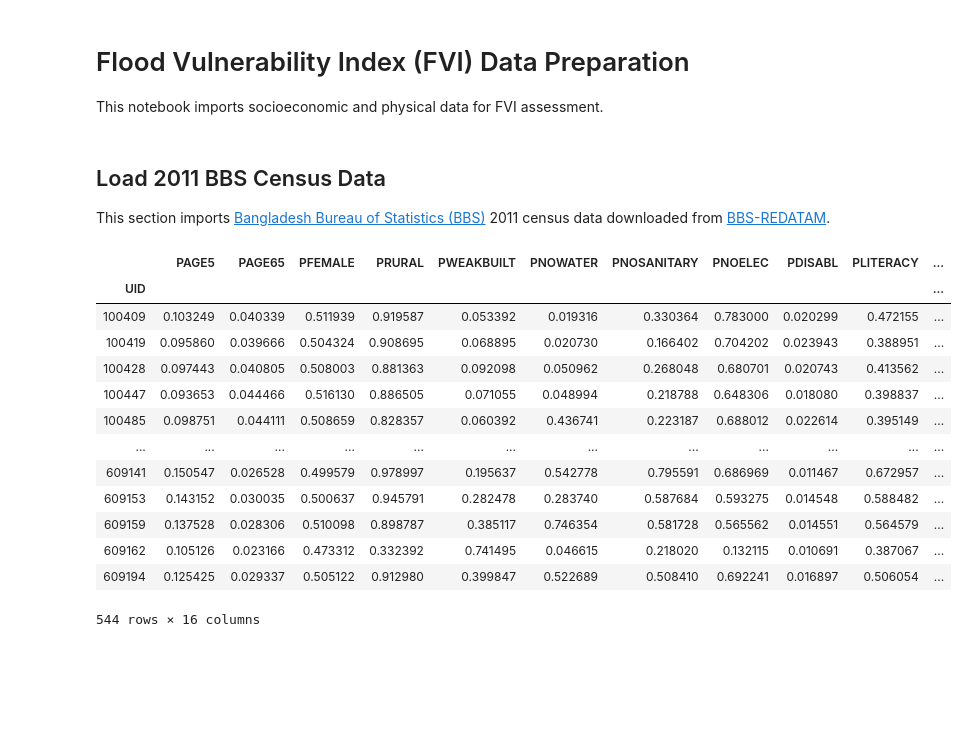
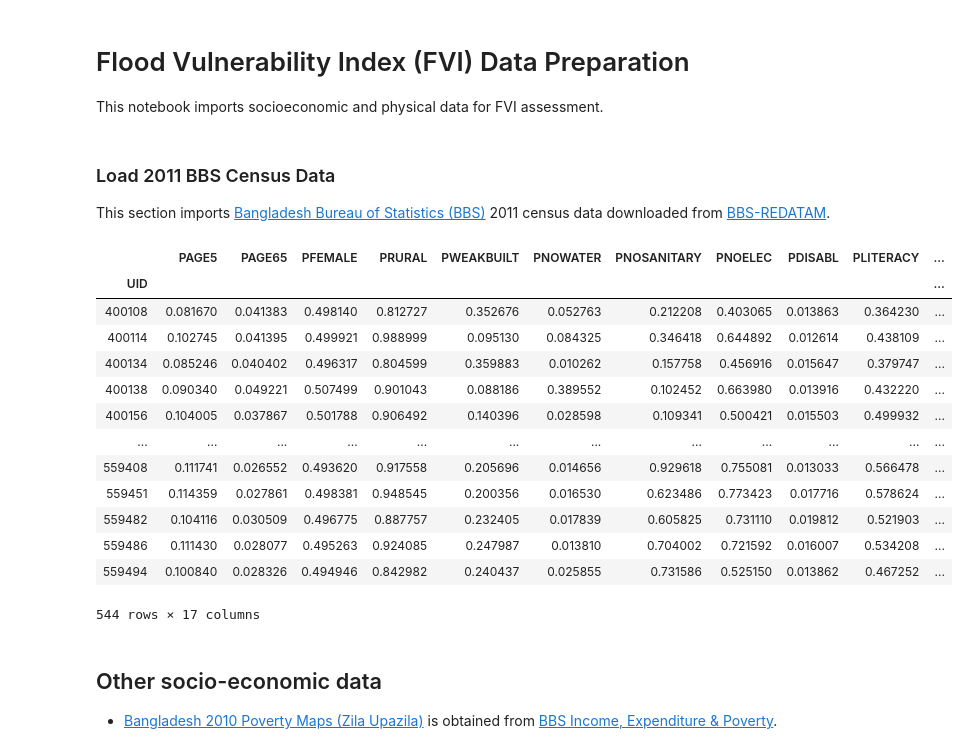
Before and after one commit to gnodnooh/VulnRiskImpact-BGD, a Jupyter notebook: FVI_DataPreparation.ipynb, the cells around one changed output. Saved outputs shown, nothing was run; the diff lists cells and outputs as text; code cells hidden in the pictures; blank space fills up the shorter version.

```diff
--- a/FVI_DataPreparation.ipynb
+++ b/FVI_DataPreparation.ipynb
@@ -16,7 +16,7 @@ from functools import reduce
 import fhv
 pd.options.mode.chained_assignment = None
 # %% [markdown]
-## Load 2011 BBS Census Data
+### Load 2011 BBS Census Data
 
 This section imports [Bangladesh Bureau of Statistics (BBS)](http://203.112.218.65:8008/) 2011 census data downloaded from [BBS-REDATAM](http://203.112.218.69/binbgd/RpWebEngine.exe/Portal).
 # %%
@@ -113,20 +113,6 @@ census['PNOEMPLOY'] = df[['Looking For Job','Do Not Work']].sum(axis=1)/df.sum(a
 # - PAGRICULT : Percent of population with agricultural jobs
 df = fhv.LoadCensusBBS('./data/census2011/Employment Field.xls')
 census['PAGRICULT'] = df['Agriculture']/df.sum(axis=1)
+
+# Post-
+census['UID4'] = census.index % 10000
-# %%
-census
-# %% [output]
-|  | PAGE5 | PAGE65 | PFEMALE | PRURAL | PWEAKBUILT | PNOWATER | PNOSANITARY | PNOELEC | PDISABL | PLITERACY | ... |
-| UID |  |  |  |  |  |  |  |  |  |  | ... |
-| 100409 | 0.103249 | 0.040339 | 0.511939 | 0.919587 | 0.053392 | 0.019316 | 0.330364 | 0.783000 | 0.020299 | 0.472155 | ... |
-| 100419 | 0.095860 | 0.039666 | 0.504324 | 0.908695 | 0.068895 | 0.020730 | 0.166402 | 0.704202 | 0.023943 | 0.388951 | ... |
-| 100428 | 0.097443 | 0.040805 | 0.508003 | 0.881363 | 0.092098 | 0.050962 | 0.268048 | 0.680701 | 0.020743 | 0.413562 | ... |
-| 100447 | 0.093653 | 0.044466 | 0.516130 | 0.886505 | 0.071055 | 0.048994 | 0.218788 | 0.648306 | 0.018080 | 0.398837 | ... |
-| 100485 | 0.098751 | 0.044111 | 0.508659 | 0.828357 | 0.060392 | 0.436741 | 0.223187 | 0.688012 | 0.022614 | 0.395149 | ... |
-| ... | ... | ... | ... | ... | ... | ... | ... | ... | ... | ... | ... |
-| 609141 | 0.150547 | 0.026528 | 0.499579 | 0.978997 | 0.195637 | 0.542778 | 0.795591 | 0.686969 | 0.011467 | 0.672957 | ... |
-| 609153 | 0.143152 | 0.030035 | 0.500637 | 0.945791 | 0.282478 | 0.283740 | 0.587684 | 0.593275 | 0.014548 | 0.588482 | ... |
-| 609159 | 0.137528 | 0.028306 | 0.510098 | 0.898787 | 0.385117 | 0.746354 | 0.581728 | 0.565562 | 0.014551 | 0.564579 | ... |
-| 609162 | 0.105126 | 0.023166 | 0.473312 | 0.332392 | 0.741495 | 0.046615 | 0.218020 | 0.132115 | 0.010691 | 0.387067 | ... |
-| 609194 | 0.125425 | 0.029337 | 0.505122 | 0.912980 | 0.399847 | 0.522689 | 0.508410 | 0.692241 | 0.016897 | 0.506054 | ... |
-544 rows × 16 columns
@@ -151,0 +119,20 @@ if not os.path.isfile(fn):
+# %%
+census.sort_values(by='UID4')
+# %% [output]
+|  | PAGE5 | PAGE65 | PFEMALE | PRURAL | PWEAKBUILT | PNOWATER | PNOSANITARY | PNOELEC | PDISABL | PLITERACY | ... |
+| UID |  |  |  |  |  |  |  |  |  |  | ... |
+| 400108 | 0.081670 | 0.041383 | 0.498140 | 0.812727 | 0.352676 | 0.052763 | 0.212208 | 0.403065 | 0.013863 | 0.364230 | ... |
+| 400114 | 0.102745 | 0.041395 | 0.499921 | 0.988999 | 0.095130 | 0.084325 | 0.346418 | 0.644892 | 0.012614 | 0.438109 | ... |
+| 400134 | 0.085246 | 0.040402 | 0.496317 | 0.804599 | 0.359883 | 0.010262 | 0.157758 | 0.456916 | 0.015647 | 0.379747 | ... |
+| 400138 | 0.090340 | 0.049221 | 0.507499 | 0.901043 | 0.088186 | 0.389552 | 0.102452 | 0.663980 | 0.013916 | 0.432220 | ... |
+| 400156 | 0.104005 | 0.037867 | 0.501788 | 0.906492 | 0.140396 | 0.028598 | 0.109341 | 0.500421 | 0.015503 | 0.499932 | ... |
+| ... | ... | ... | ... | ... | ... | ... | ... | ... | ... | ... | ... |
+| 559408 | 0.111741 | 0.026552 | 0.493620 | 0.917558 | 0.205696 | 0.014656 | 0.929618 | 0.755081 | 0.013033 | 0.566478 | ... |
+| 559451 | 0.114359 | 0.027861 | 0.498381 | 0.948545 | 0.200356 | 0.016530 | 0.623486 | 0.773423 | 0.017716 | 0.578624 | ... |
+| 559482 | 0.104116 | 0.030509 | 0.496775 | 0.887757 | 0.232405 | 0.017839 | 0.605825 | 0.731110 | 0.019812 | 0.521903 | ... |
+| 559486 | 0.111430 | 0.028077 | 0.495263 | 0.924085 | 0.247987 | 0.013810 | 0.704002 | 0.721592 | 0.016007 | 0.534208 | ... |
+| 559494 | 0.100840 | 0.028326 | 0.494946 | 0.842982 | 0.240437 | 0.025855 | 0.731586 | 0.525150 | 0.013862 | 0.467252 | ... |
+544 rows × 17 columns
+# %% [markdown]
+## Other socio-economic data
+- [Bangladesh 2010 Poverty Maps (Zila Upazila)](http://203.112.218.65:8008/WebTestApplication/userfiles/Image/LatestReports/Bangladesh_ZilaUpazila_pov_est_2010.pdf) is obtained from [BBS Income, Expenditure & Poverty](http://203.112.218.65:8008/PageWebMenuContent.aspx?MenuKey=366).
```
Also changed, not shown: parts of 5 cells of this notebook.
